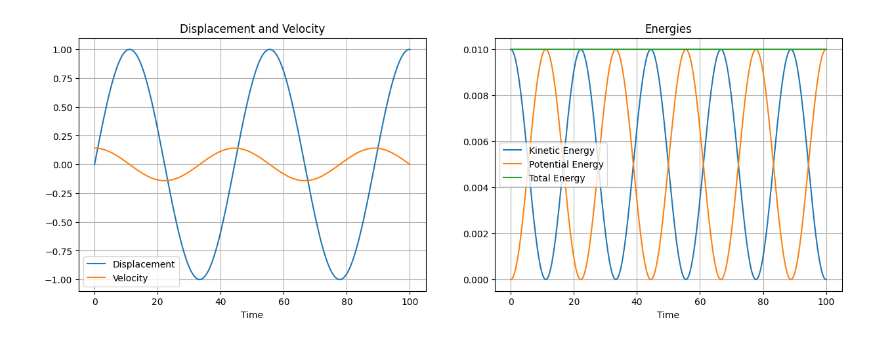
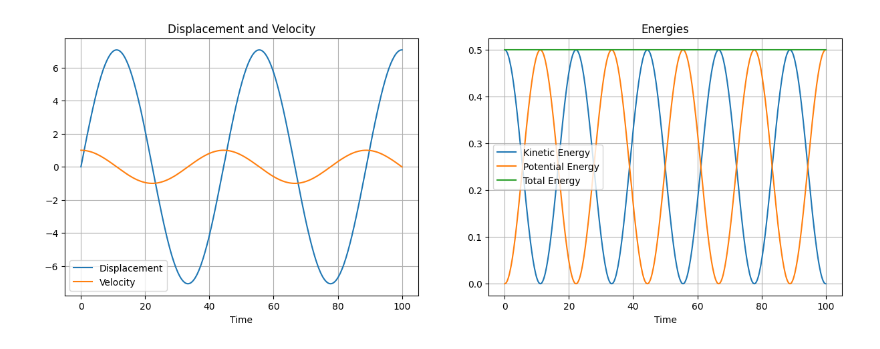
Before and after one commit to ravi-0309/Dynamic-Response, a Jupyter notebook: Free_Undamped_Vibration.ipynb, the cells around one changed output. Cells and saved outputs as stored; diff of their text form; code cells hidden in the pictures.

```diff
--- a/Free_Undamped_Vibration.ipynb
+++ b/Free_Undamped_Vibration.ipynb
@@ -4,54 +6,44 @@ import matplotlib.pyplot as plt
 
 # Inputs
 m = 1.0
-c = 0.0
 k = 0.02
-F_0 = 0.0
-ω = 0.0
 u_0 = 0
 u_dot_0 = 1.0
 
 ω_n = np.sqrt(k/m) # natural Frequency
-c_critical = 2 * np.sqrt(m * k)  # Critical Damping
-xi = c/c_critical # Damping Ratio
-ω_d = ω_n * np.sqrt(1 - xi**2)  # Damped Frequency
-r = ω / ω_n  # Frequency Ratio
-u_static = F_0 / k  # Static Displacement
-Rd = 1 / np.sqrt((1 - r**2)**2 + (2 * r * xi)**2)  # Damped Response
-theta = np.arctan((2 * r * xi) / (1 - r**2))  # Phase Difference
-A = u_0 + Rd * u_static * np.sin(theta)
-B = u_dot_0 - Rd * u_static * ω * np.cos(theta) + A * ω * xi
+A = u_0
+B = u_dot_0 / ω_n
 
 # Generating time array
 t = np.linspace(0, 100, 500)
 
 # Displacement and Velocity Functions
-u = np.exp(-xi * ω_n * t) * (A * np.cos(ω_d * t) + B * np.sin(ω_d * t)) + Rd * u_static * np.sin(ω*t - theta)
-u_dot = np.exp(-xi * ω_n * t) * ((B * ω_d - xi * ω_n * A) * np.cos(ω_d * t) + (-A * ω_d - xi * ω_n * B) * np.sin(ω_d * t)) + Rd * u_static * ω * np.cos(ω*t - theta)
+u = A * np.cos(ω_n * t) + B * np.sin(ω_n * t)
+u_dot = B * ω_n * np.cos(ω_n * t) - A * ω_n * np.sin(ω_n * t)
 
 # Energy Functions
 KE = 0.5 * m * u_dot**2
 PE = 0.5 * k * u**2
 TE = KE + PE
 
 # Plotting Displacement and Velocity
 fig, ax = plt.subplots(1, 2, figsize=(15,5))
 ax[0].plot(t, u, label="Displacement")
 ax[0].plot(t, u_dot, label="Velocity")
 ax[0].set_xlabel('Time')
 ax[0].set_title('Displacement and Velocity')
 ax[0].grid(True)
 ax[0].legend()
 
 # Plotting Energies
 ax[1].plot(t, KE, label="Kinetic Energy")
 ax[1].plot(t, PE, label="Potential Energy")
 ax[1].plot(t, TE, label="Total Energy")
 ax[1].set_xlabel('Time')
 ax[1].set_title('Energies')
 ax[1].grid(True)
 ax[1].legend()
 
 plt.show()
 # %% [output]
-[figure, old version]
+[figure, new version]
```
Also changed, not shown: parts of 1 cell of this notebook.
